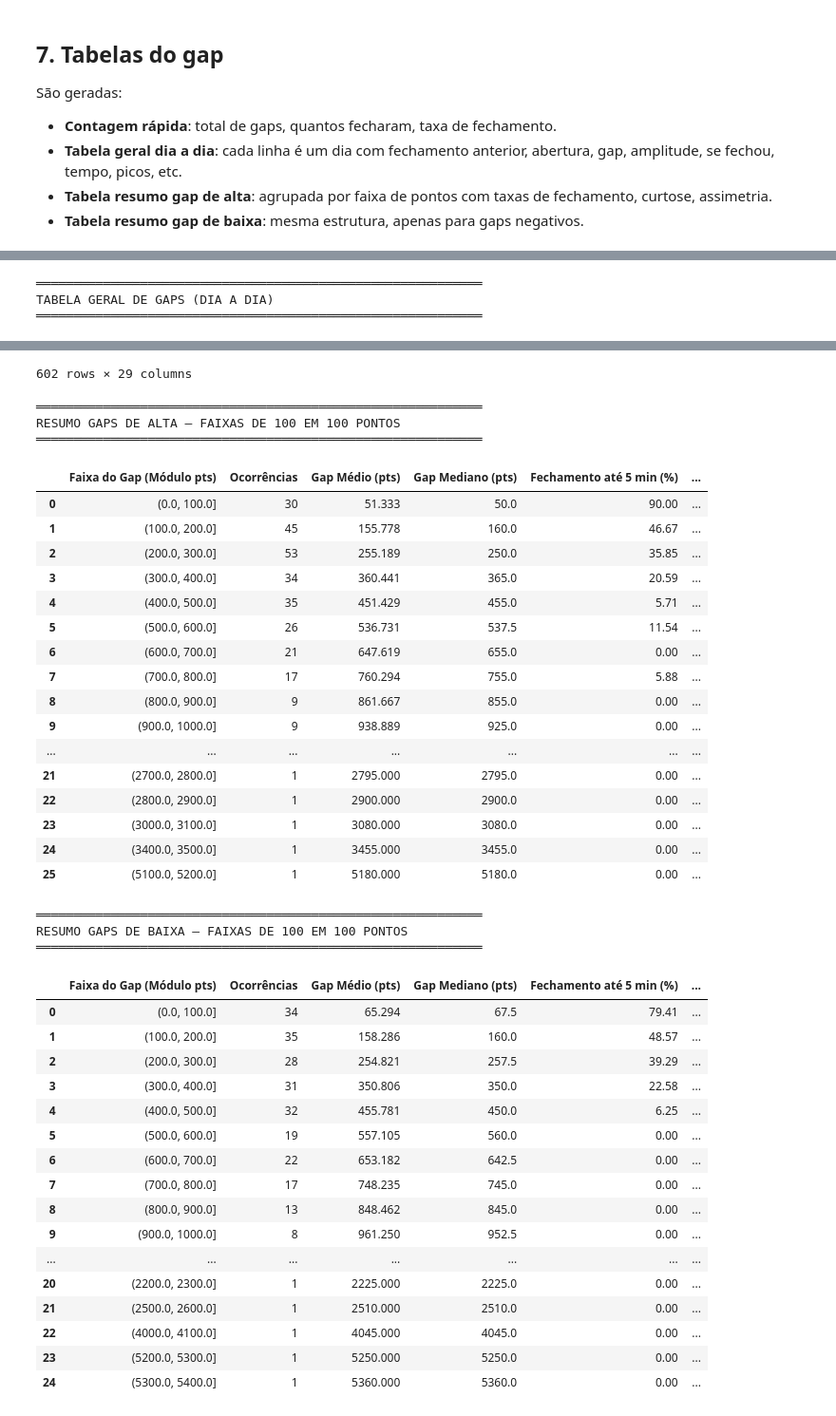
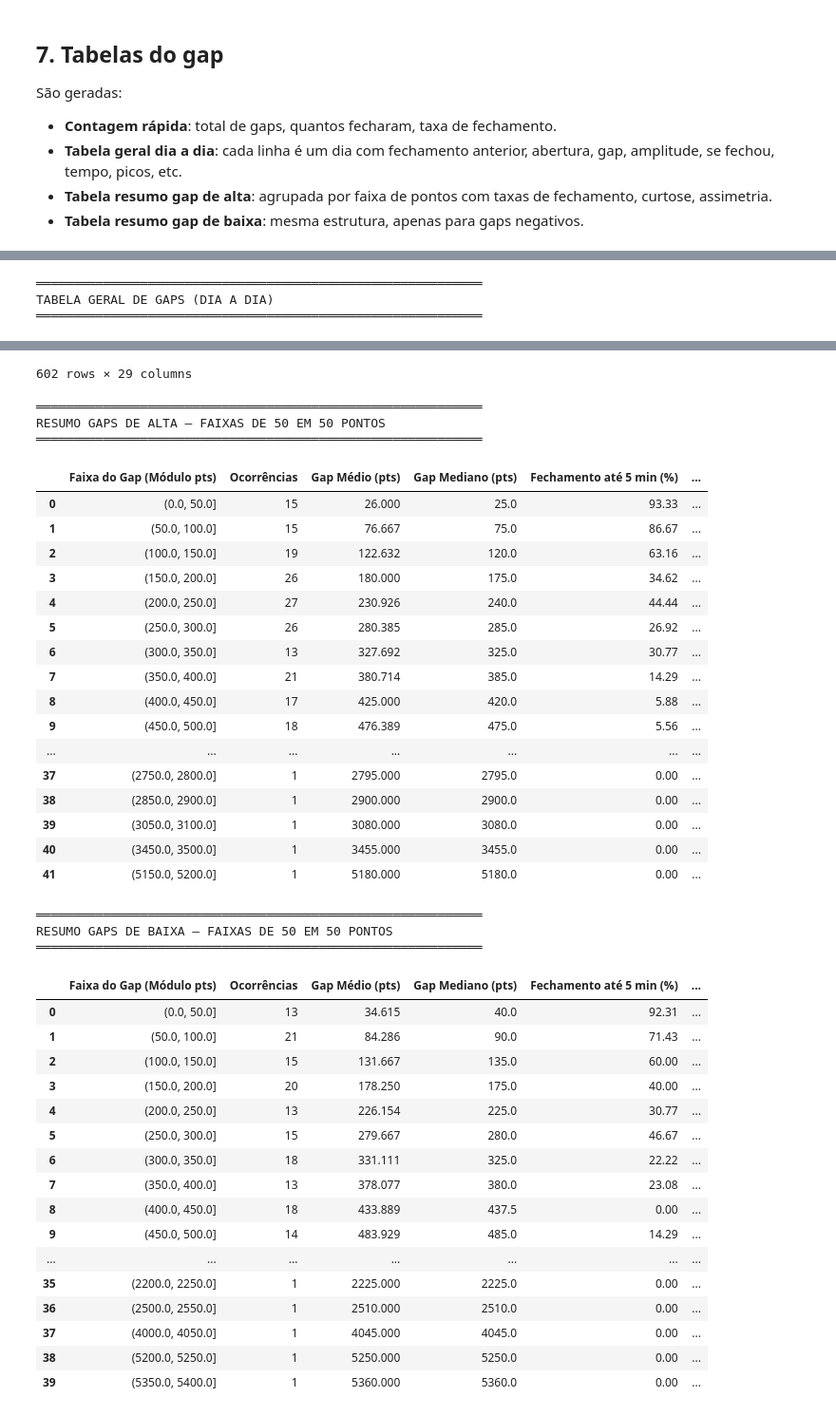
Before and after one commit to rodrigoalves022/Topicos, a Jupyter notebook: analise_gap_win.ipynb, the cells around one changed output, grey strips where cells are left out. Shown at 95% size. Saved outputs shown, nothing was run; the diff lists cells and outputs as text; code cells hidden in the pictures.

```diff
--- a/analise_gap_win.ipynb
+++ b/analise_gap_win.ipynb
@@ -819,7 +819,7 @@ def gerar_tabelas_gap_apresentacao(base_gap_origem, base_intraday_origem,
 # PARÂMETROS DAS TABELAS DE APRESENTAÇÃO — altere os valores abaixo
 # ═══════════════════════════════════════════════════════════════════
 
-PASSO_FAIXA_PONTOS = 100          # Faixas de pontos
+PASSO_FAIXA_PONTOS = 50          # Faixas de pontos
 DESLOCAMENTO_MINIMO_INICIO = 5   # Pts mínimos para considerar início de fechamento do gap
 LIMIAR_SEM_GAP = 20              # Gaps menores que isso são considerados "sem gap"
 LIMIAR_OVERSHOOT = 120           # Movimento intraday relevante quando não há gap
@@ -880,67 +880,67 @@ RESUMO GERAL DOS GAPS
 ════════════════════════════════════════════════════════════
 |  | Métrica | Valor |
 | 0 | Total de Gaps Analisados | 602.00 |
 | 1 | Gaps de Alta | 323.00 |
 | 2 | Gaps de Baixa | 273.00 |
 | 3 | Sem Gap | 6.00 |
 | 4 | Gaps que Fecharam no Dia | 416.00 |
 | 5 | Gaps que Não Fecharam no Dia | 186.00 |
 | 6 | Taxa de Fechamento no Dia (%) | 69.10 |
 | 7 | Taxa Fechamento Alta (%) | 66.87 |
 | 8 | Taxa Fechamento Baixa (%) | 71.06 |
 ════════════════════════════════════════════════════════════
 TABELA GERAL DE GAPS (DIA A DIA)
 ════════════════════════════════════════════════════════════
 |  | Data | Dia da Semana | Direção do Gap | Fechamento Anterior | Abertura | Máxima do Dia | Mínima do Dia | ... |
 | 0 | 2020-10-16 | Sexta | Gap de Alta | 99045 | 99340 | 99435 | 98280 | ... |
 | 1 | 2020-10-19 | Segunda | Gap de Alta | 98700 | 99150 | 100170 | 98570 | ... |
 | 2 | 2020-10-20 | Terça | Gap de Alta | 98940 | 99200 | 100970 | 99120 | ... |
 | 3 | 2020-10-21 | Quarta | Gap de Baixa | 100930 | 100500 | 101875 | 100280 | ... |
 | 4 | 2020-10-22 | Quinta | Gap de Baixa | 100710 | 100660 | 102445 | 100565 | ... |
 | ... | ... | ... | ... | ... | ... | ... | ... | ... |
 | 597 | 2023-04-13 | Quinta | Gap de Alta | 108900 | 109000 | 109400 | 108215 | ... |
 | 598 | 2023-04-14 | Sexta | Gap de Baixa | 108350 | 108250 | 108935 | 106765 | ... |
 | 599 | 2023-04-17 | Segunda | Gap de Alta | 108800 | 108880 | 108900 | 107545 | ... |
 | 600 | 2023-04-18 | Terça | Gap de Alta | 107930 | 108420 | 109375 | 106925 | ... |
 | 601 | 2023-04-19 | Quarta | Gap de Baixa | 107800 | 106930 | 107150 | 105315 | ... |
 602 rows × 29 columns
 ════════════════════════════════════════════════════════════
-RESUMO GAPS DE ALTA — FAIXAS DE 100 EM 100 PONTOS
+RESUMO GAPS DE ALTA — FAIXAS DE 50 EM 50 PONTOS
 ════════════════════════════════════════════════════════════
 |  | Faixa do Gap (Módulo pts) | Ocorrências | Gap Médio (pts) | Gap Mediano (pts) | Fechamento até 5 min (%) | ... |
-| 0 | (0.0, 100.0] | 30 | 51.333 | 50.0 | 90.00 | ... |
-| 1 | (100.0, 200.0] | 45 | 155.778 | 160.0 | 46.67 | ... |
-| 2 | (200.0, 300.0] | 53 | 255.189 | 250.0 | 35.85 | ... |
-| 3 | (300.0, 400.0] | 34 | 360.441 | 365.0 | 20.59 | ... |
-| 4 | (400.0, 500.0] | 35 | 451.429 | 455.0 | 5.71 | ... |
-| 5 | (500.0, 600.0] | 26 | 536.731 | 537.5 | 11.54 | ... |
-| 6 | (600.0, 700.0] | 21 | 647.619 | 655.0 | 0.00 | ... |
-| 7 | (700.0, 800.0] | 17 | 760.294 | 755.0 | 5.88 | ... |
-| 8 | (800.0, 900.0] | 9 | 861.667 | 855.0 | 0.00 | ... |
-| 9 | (900.0, 1000.0] | 9 | 938.889 | 925.0 | 0.00 | ... |
+| 0 | (0.0, 50.0] | 15 | 26.000 | 25.0 | 93.33 | ... |
+| 1 | (50.0, 100.0] | 15 | 76.667 | 75.0 | 86.67 | ... |
+| 2 | (100.0, 150.0] | 19 | 122.632 | 120.0 | 63.16 | ... |
+| 3 | (150.0, 200.0] | 26 | 180.000 | 175.0 | 34.62 | ... |
+| 4 | (200.0, 250.0] | 27 | 230.926 | 240.0 | 44.44 | ... |
+| 5 | (250.0, 300.0] | 26 | 280.385 | 285.0 | 26.92 | ... |
+| 6 | (300.0, 350.0] | 13 | 327.692 | 325.0 | 30.77 | ... |
+| 7 | (350.0, 400.0] | 21 | 380.714 | 385.0 | 14.29 | ... |
+| 8 | (400.0, 450.0] | 17 | 425.000 | 420.0 | 5.88 | ... |
+| 9 | (450.0, 500.0] | 18 | 476.389 | 475.0 | 5.56 | ... |
 | ... | ... | ... | ... | ... | ... | ... |
-| 21 | (2700.0, 2800.0] | 1 | 2795.000 | 2795.0 | 0.00 | ... |
-| 22 | (2800.0, 2900.0] | 1 | 2900.000 | 2900.0 | 0.00 | ... |
-| 23 | (3000.0, 3100.0] | 1 | 3080.000 | 3080.0 | 0.00 | ... |
-| 24 | (3400.0, 3500.0] | 1 | 3455.000 | 3455.0 | 0.00 | ... |
-| 25 | (5100.0, 5200.0] | 1 | 5180.000 | 5180.0 | 0.00 | ... |
+| 37 | (2750.0, 2800.0] | 1 | 2795.000 | 2795.0 | 0.00 | ... |
+| 38 | (2850.0, 2900.0] | 1 | 2900.000 | 2900.0 | 0.00 | ... |
+| 39 | (3050.0, 3100.0] | 1 | 3080.000 | 3080.0 | 0.00 | ... |
+| 40 | (3450.0, 3500.0] | 1 | 3455.000 | 3455.0 | 0.00 | ... |
+| 41 | (5150.0, 5200.0] | 1 | 5180.000 | 5180.0 | 0.00 | ... |
 ════════════════════════════════════════════════════════════
-RESUMO GAPS DE BAIXA — FAIXAS DE 100 EM 100 PONTOS
+RESUMO GAPS DE BAIXA — FAIXAS DE 50 EM 50 PONTOS
 ════════════════════════════════════════════════════════════
 |  | Faixa do Gap (Módulo pts) | Ocorrências | Gap Médio (pts) | Gap Mediano (pts) | Fechamento até 5 min (%) | ... |
-| 0 | (0.0, 100.0] | 34 | 65.294 | 67.5 | 79.41 | ... |
-| 1 | (100.0, 200.0] | 35 | 158.286 | 160.0 | 48.57 | ... |
-| 2 | (200.0, 300.0] | 28 | 254.821 | 257.5 | 39.29 | ... |
-| 3 | (300.0, 400.0] | 31 | 350.806 | 350.0 | 22.58 | ... |
-| 4 | (400.0, 500.0] | 32 | 455.781 | 450.0 | 6.25 | ... |
-| 5 | (500.0, 600.0] | 19 | 557.105 | 560.0 | 0.00 | ... |
-| 6 | (600.0, 700.0] | 22 | 653.182 | 642.5 | 0.00 | ... |
-| 7 | (700.0, 800.0] | 17 | 748.235 | 745.0 | 0.00 | ... |
-| 8 | (800.0, 900.0] | 13 | 848.462 | 845.0 | 0.00 | ... |
-| 9 | (900.0, 1000.0] | 8 | 961.250 | 952.5 | 0.00 | ... |
+| 0 | (0.0, 50.0] | 13 | 34.615 | 40.0 | 92.31 | ... |
+| 1 | (50.0, 100.0] | 21 | 84.286 | 90.0 | 71.43 | ... |
+| 2 | (100.0, 150.0] | 15 | 131.667 | 135.0 | 60.00 | ... |
+| 3 | (150.0, 200.0] | 20 | 178.250 | 175.0 | 40.00 | ... |
+| 4 | (200.0, 250.0] | 13 | 226.154 | 225.0 | 30.77 | ... |
+| 5 | (250.0, 300.0] | 15 | 279.667 | 280.0 | 46.67 | ... |
+| 6 | (300.0, 350.0] | 18 | 331.111 | 325.0 | 22.22 | ... |
+| 7 | (350.0, 400.0] | 13 | 378.077 | 380.0 | 23.08 | ... |
+| 8 | (400.0, 450.0] | 18 | 433.889 | 437.5 | 0.00 | ... |
+| 9 | (450.0, 500.0] | 14 | 483.929 | 485.0 | 14.29 | ... |
 | ... | ... | ... | ... | ... | ... | ... |
-| 20 | (2200.0, 2300.0] | 1 | 2225.000 | 2225.0 | 0.00 | ... |
-| 21 | (2500.0, 2600.0] | 1 | 2510.000 | 2510.0 | 0.00 | ... |
-| 22 | (4000.0, 4100.0] | 1 | 4045.000 | 4045.0 | 0.00 | ... |
-| 23 | (5200.0, 5300.0] | 1 | 5250.000 | 5250.0 | 0.00 | ... |
-| 24 | (5300.0, 5400.0] | 1 | 5360.000 | 5360.0 | 0.00 | ... |
+| 35 | (2200.0, 2250.0] | 1 | 2225.000 | 2225.0 | 0.00 | ... |
+| 36 | (2500.0, 2550.0] | 1 | 2510.000 | 2510.0 | 0.00 | ... |
+| 37 | (4000.0, 4050.0] | 1 | 4045.000 | 4045.0 | 0.00 | ... |
+| 38 | (5200.0, 5250.0] | 1 | 5250.000 | 5250.0 | 0.00 | ... |
+| 39 | (5350.0, 5400.0] | 1 | 5360.000 | 5360.0 | 0.00 | ... |
```
Also changed, not shown: parts of 24 cells of this notebook, 2 other files.
